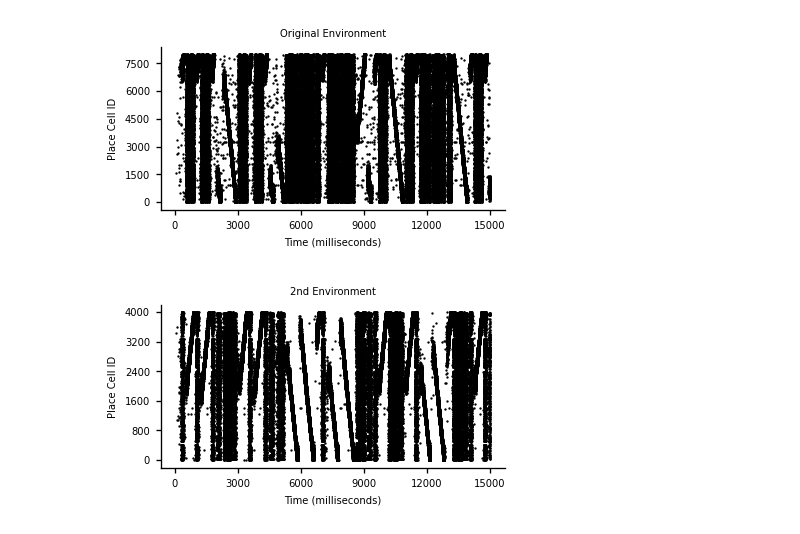
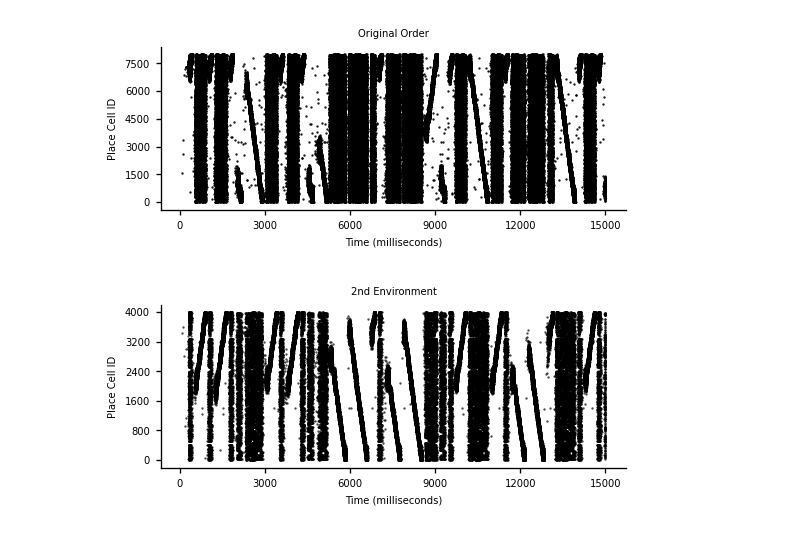
Before and after one commit to sliorbar/ca3net, a Jupyter notebook: Figures for ICLR 2027.ipynb, the cells around one changed output. Cells and saved outputs as stored; diff of their text form; code cells hidden in the pictures.

```diff
--- a/Figures for ICLR 2027.ipynb
+++ b/Figures for ICLR 2027.ipynb
@@ -1531,10 +1562,10 @@ def plot_pc_raster(
 # %%
-path = "figs/raster_104125_600DPI.png"
-fig, ax = plot_pc_raster_professional(expid=104125, marker_size=2.0, figsize=(3.5,2.0), engine=engine, hz_min=10, color_by_bin=False, alpha=1.0, outpath=path, legend_position="top_right", chart_title="Original Environment",xlabel="Time (milliseconds)", ylabel="Place Cell ID")
+path = "figs/104125_Org_600DPI.png"
+fig, ax = plot_pc_raster_professional(expid=104125, marker_size=2.0, figsize=(4.5,2.0), engine=engine, hz_min=20, color_by_bin=False, alpha=0.9, outpath=path, legend_position="top_right", chart_title="Original Order",xlabel="Time (milliseconds)", ylabel="Place Cell ID")
 # %% [output]
-[figure, old version]
+[figure, new version]
 # %%
-path = "figs/raster_104125_PC_Order_600DPI.png"
-fig, ax = plot_pc_raster_professional(expid=104125, use_pc_order=True,marker_size=2.0, figsize=(3.5,2.0), engine=engine, hz_min=10, color_by_bin=False, alpha=1.0, outpath=path, legend_position="top_right", chart_title="2nd Environment",xlabel="Time (milliseconds)", ylabel="Place Cell ID")
+path = "figs/104125_2nd_600DPI.png"
+fig, ax = plot_pc_raster_professional(expid=104125, use_pc_order=True,marker_size=2.0, figsize=(4.5,2.0), engine=engine, hz_min=20, color_by_bin=False, alpha=0.7, outpath=path, legend_position="top_right", chart_title="2nd Environment",xlabel="Time (milliseconds)", ylabel="Place Cell ID")
 # %% [output]
-[figure, old version]
+[figure, new version]
```
Also changed, not shown: parts of 10 cells of this notebook, 8 other files.
